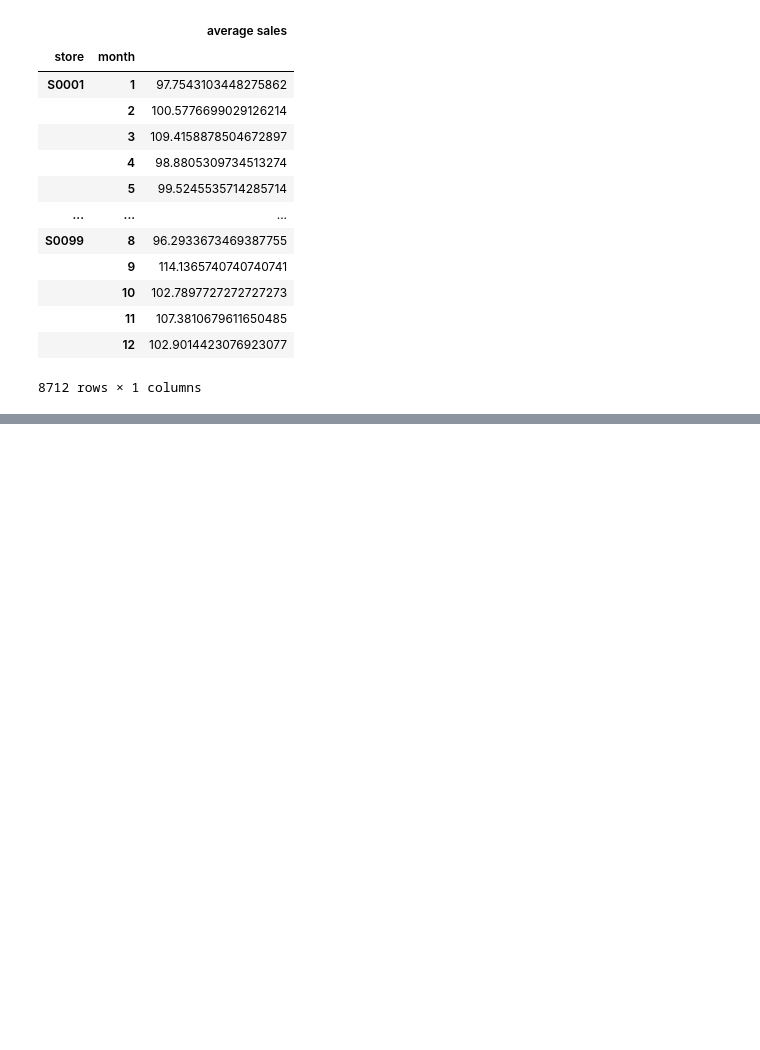
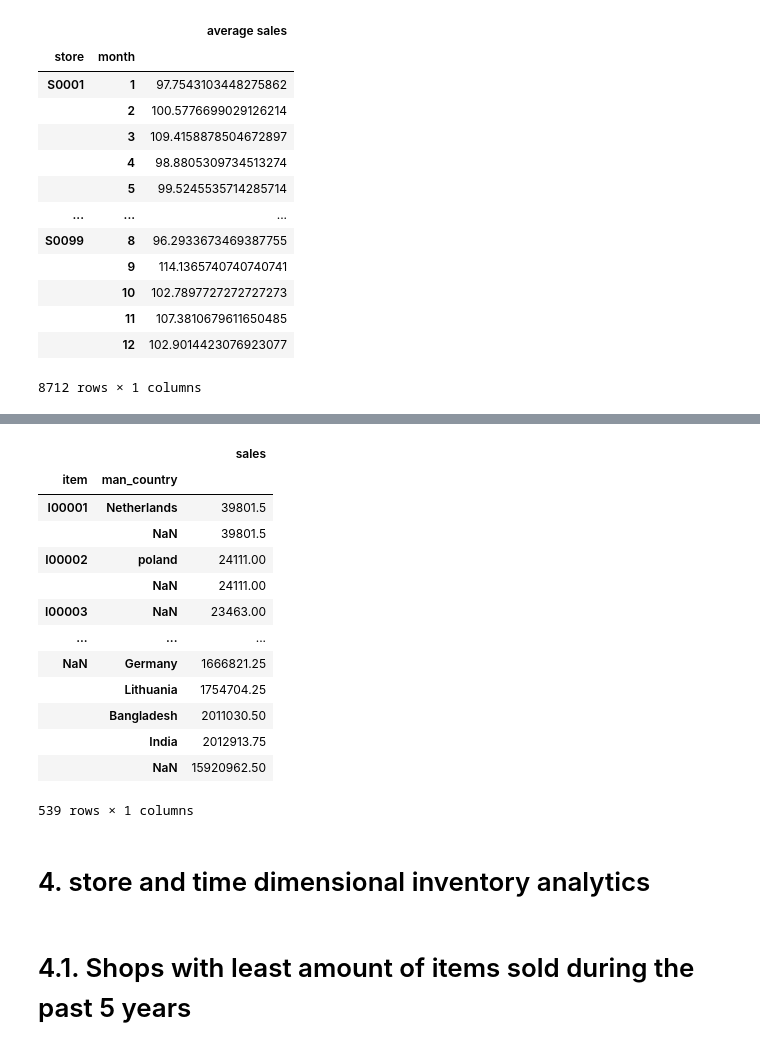
Before and after one commit to esrdlab-vinternship/HDA-Buet-vtraining-23, a Jupyter notebook: notebook/analytics/Olap.ipynb, the cells around one changed output, grey strips where cells are left out. Saved outputs shown, nothing was run; the diff lists cells and outputs as text; code cells hidden in the pictures; blank space fills up the shorter version.

```diff
--- a/notebook/analytics/Olap.ipynb
+++ b/notebook/analytics/Olap.ipynb
@@ -1104,0 +1290,18 @@ df_q10
+# %%
+con = PostgresConnection().getConnection()
+cur = con.cursor()
+select_stmt = "SELECT i.item_key as item, i.man_country, SUM(f.total_price) as sales " \
+                "FROM star_schema.fact_table f " \
+                "JOIN star_schema.time_dim t ON t.time_key = f.time_key " \
+                "JOIN star_schema.item_dim i ON i.item_key = f.item_key " \
+                "WHERE t.year = 2020 OR t.year = 2021 " \
+                "GROUP BY CUBE(i.item_key, i.man_country) " \
+                "ORDER BY i.item_key, sales "
+cur.execute(select_stmt)
+records= cur.fetchall()
+
+df_cq_3_2 = pd.DataFrame(records, columns=['item', 'man_country', 'sales'])
+df_cq_3_2 = df_cq_3_2.set_index(['item', 'man_country'])
+
+df_cq_3_2
+# %% [output]
@@ -1104,0 +1309,18 @@ df_q10
+|  |  | sales |
+| item | man_country |  |
+| I00001 | Netherlands | 39801.5 |
+|  | NaN | 39801.5 |
+| I00002 | poland | 24111.00 |
+|  | NaN | 24111.00 |
+| I00003 | NaN | 23463.00 |
+| ... | ... | ... |
+| NaN | Germany | 1666821.25 |
+|  | Lithuania | 1754704.25 |
+|  | Bangladesh | 2011030.50 |
+|  | India | 2012913.75 |
+|  | NaN | 15920962.50 |
+539 rows × 1 columns
+# %% [markdown]
+# 4. store and time dimensional inventory analytics
+# %% [markdown]
+# 4.1. Shops with least amount of items sold during the past 5 years
```
Also changed, not shown: parts of 25 cells of this notebook.
